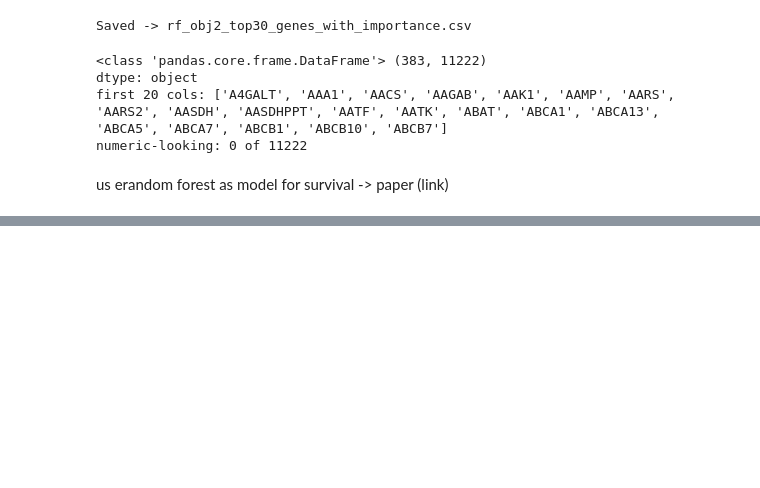
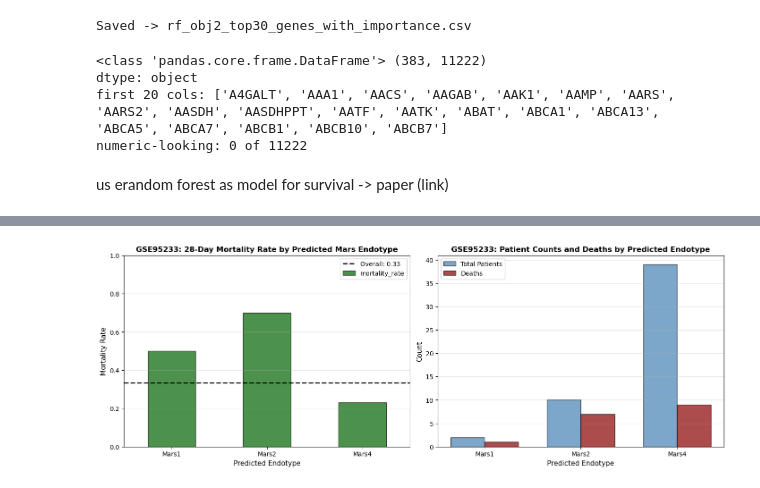
Before and after one commit to DErxFla/ml-sepsis-project, a Jupyter notebook: sepsis_model.ipynb, the cells around one changed output, grey strips where cells are left out. Drawn from its saved outputs; the diff is of its cells as text; code cells hidden in the pictures; blank space fills up the shorter version.

Commit message:
Add Mars endotype prediction and mortality stratification analysis

```diff
--- a/sepsis_model.ipynb
+++ b/sepsis_model.ipynb
@@ -1274,0 +1630,19 @@ us erandom forest as model for survival -> paper (link)
+# %%
+# =============================================================================
+# Mortality Stratification on GSE95233
+# =============================================================================
+
+# Filter to samples with mortality outcome
+gse95233_stratification = pred_gse95233_df.dropna(subset=["mortality"])
+
+mort_by_pred_gse95233 = gse95233_stratification.groupby("pred_endotype")["mortality"].agg(
+    ["mean", "sum", "count"]
+).round(4)
+mort_by_pred_gse95233.columns = ["mortality_rate", "deaths", "total_samples"]
+
+print("\n28-DAY MORTALITY BY PREDICTED ENDOTYPE (GSE95233):")
+print(mort_by_pred_gse95233)
+
+# Overall mortality rate
+overall_mort_gse95233 = gse95233_stratification["mortality"].mean()
+print(f"\nOverall mortality rate (GSE95233): {overall_mort_gse95233:.3f}")
@@ -1274,0 +1658,46 @@ us erandom forest as model for survival -> paper (link)
+# %%
+# =============================================================================
+# Visualization: GSE95233 Mortality Stratification
+# =============================================================================
+
+fig, axes = plt.subplots(1, 2, figsize=(14, 5), constrained_layout=True)
+
+# Left: Mortality rate by predicted endotype
+mort_by_pred_gse95233["mortality_rate"].plot(
+    kind="bar", ax=axes[0], color="darkgreen", alpha=0.7, edgecolor="black"
+)
+axes[0].set_title("GSE95233: 28-Day Mortality Rate by Predicted Mars Endotype",
+                   fontsize=12, fontweight="bold")
+axes[0].set_ylabel("Mortality Rate", fontsize=11)
+axes[0].set_xlabel("Predicted Endotype", fontsize=11)
+axes[0].set_ylim(0, 1)
+axes[0].tick_params(axis="x", rotation=0)
+axes[0].axhline(
+    y=overall_mort_gse95233,
+    color="black", linestyle="--", linewidth=2,
+    label=f"Overall: {overall_mort_gse95233:.2f}"
+)
+axes[0].legend()
+axes[0].grid(axis="y", alpha=0.3)
+
+# Right: Sample counts and deaths
+x_pos = np.arange(len(mort_by_pred_gse95233))
+width = 0.35
+
+axes[1].bar(x_pos - width/2, mort_by_pred_gse95233["total_samples"], width,
+            label="Total Patients", color="steelblue", alpha=0.7, edgecolor="black")
+axes[1].bar(x_pos + width/2, mort_by_pred_gse95233["deaths"], width,
+            label="Deaths", color="darkred", alpha=0.7, edgecolor="black")
+
+axes[1].set_title("GSE95233: Patient Counts and Deaths by Predicted Endotype",
+                  fontsize=12, fontweight="bold")
+axes[1].set_ylabel("Count", fontsize=11)
+axes[1].set_xlabel("Predicted Endotype", fontsize=11)
+axes[1].set_xticks(x_pos)
+axes[1].set_xticklabels(mort_by_pred_gse95233.index, rotation=0)
+axes[1].legend()
+axes[1].grid(axis="y", alpha=0.3)
+
+plt.show()
+# %% [output]
+[figure, added]
```
Also changed, not shown: parts of 12 cells of this notebook.
